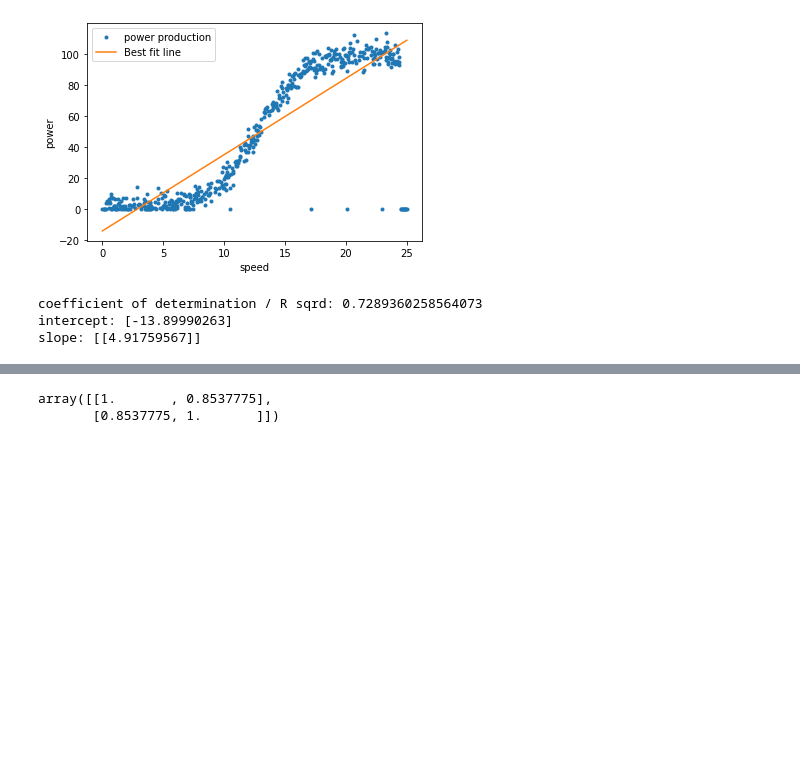
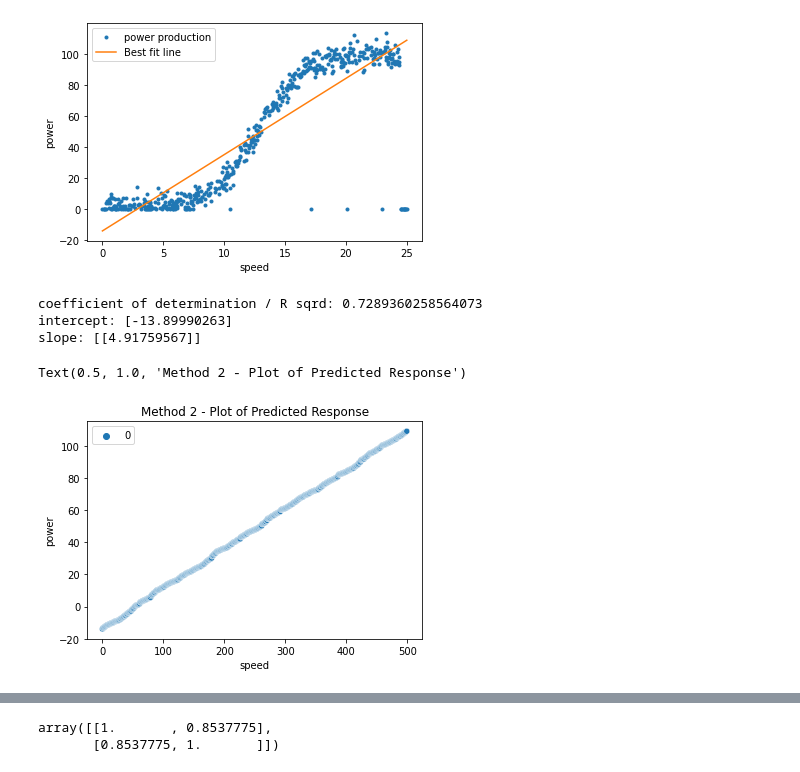
Before and after one commit to sinduff/FDA-Linear-Regression, a Jupyter notebook: Project 2020 - Power Production Analysis.ipynb, the cells around one changed output, grey strips where cells are left out. Cells and saved outputs as stored; diff of their text form; code cells hidden in the pictures; blank space fills up the shorter version.

```diff
--- a/Project 2020 - Power Production Analysis.ipynb
+++ b/Project 2020 - Power Production Analysis.ipynb
@@ -195,4 +191,15 @@ y_lin_pred = model.predict(x_lin)
 coefficient of determination / R sqrd: 0.7289360258564073
 intercept: [-13.89990263]
 slope: [[4.91759567]]
+# %%
+#Code Cell 8a - plotting the results of the 2nd method of implementing a Simple Linear Regression
+#... Ref Pt 11
+
+sns.scatterplot(data=y_lin_pred)
+plt.xlabel('speed')
+plt.ylabel('power')
+plt.title('Method 2 - Plot of Predicted Response')
+# %% [output]
+Text(0.5, 1.0, 'Method 2 - Plot of Predicted Response')
+[figure, added]
 # %% [markdown]
```
Also changed, not shown: parts of 20 cells of this notebook, 3 other files.
